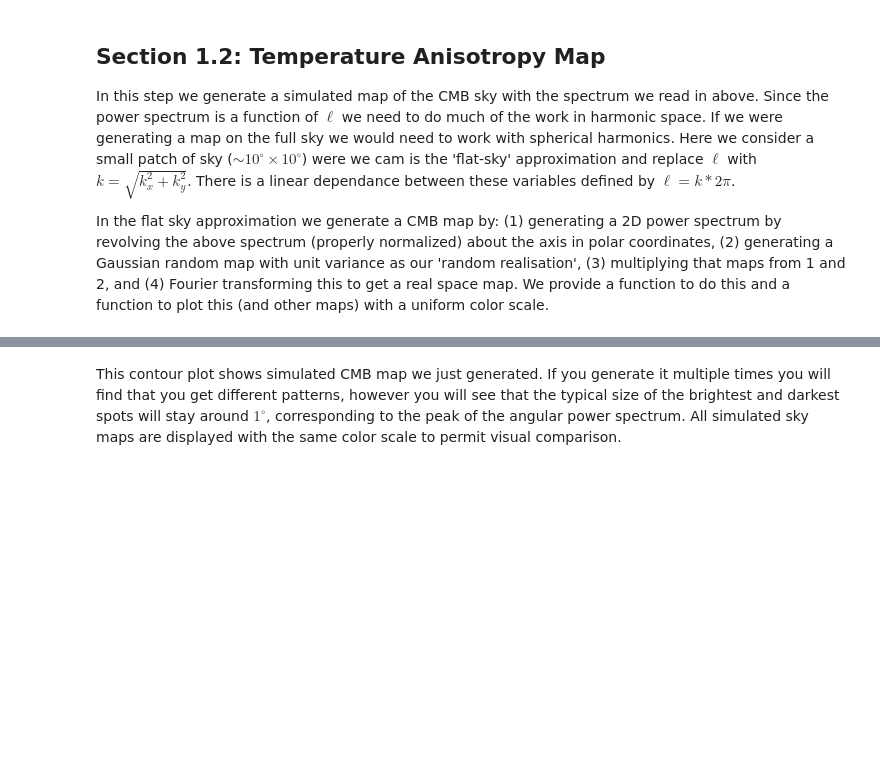
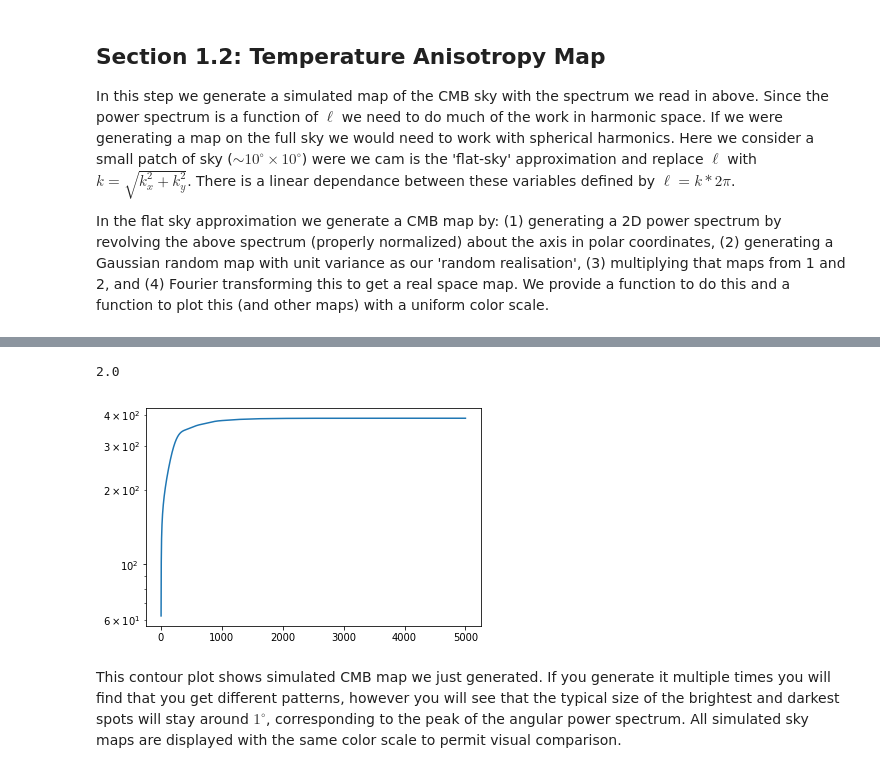
Before and after one commit to jaguirre/CMBAnalysis_SummerSchool, a Jupyter notebook: CMB_School_Part_01.ipynb, the cells around one changed output, grey strips where cells are left out. Saved outputs shown, nothing was run; the diff lists cells and outputs as text; code cells hidden in the pictures; blank space fills up the shorter version.

```diff
--- a/CMB_School_Part_01.ipynb
+++ b/CMB_School_Part_01.ipynb
@@ -191,3 +203,15 @@ map mean: -4.526233595818479 map rms: 105.83220338925405
+# %%
+# Cumulative RMS
+ClTT = DlTT * 2 * np.pi / (ell*(ell+1.))
+#ClTT[0] = 0.
+#ClTT[1] = 0.
+wh = ell > 2
+plt.plot(ell[wh],np.sqrt(np.cumsum((2*ell[wh]+1)*ClTT[wh])))
+plt.yscale('log')
+print(ell[0])
+# %% [output]
+2.0
+[figure, added]
 # %% [markdown]
 This contour plot shows simulated CMB map we just generated.  If you generate it multiple times you will find that you get different patterns, however you will see that the typical size of the brightest and darkest spots will stay around $1^\circ$, corresponding to the peak of the angular power spectrum.  All simulated sky maps are displayed with the same color scale to permit visual comparison.
 # %% [markdown]
```
Also changed, not shown: parts of 8 cells of this notebook.
